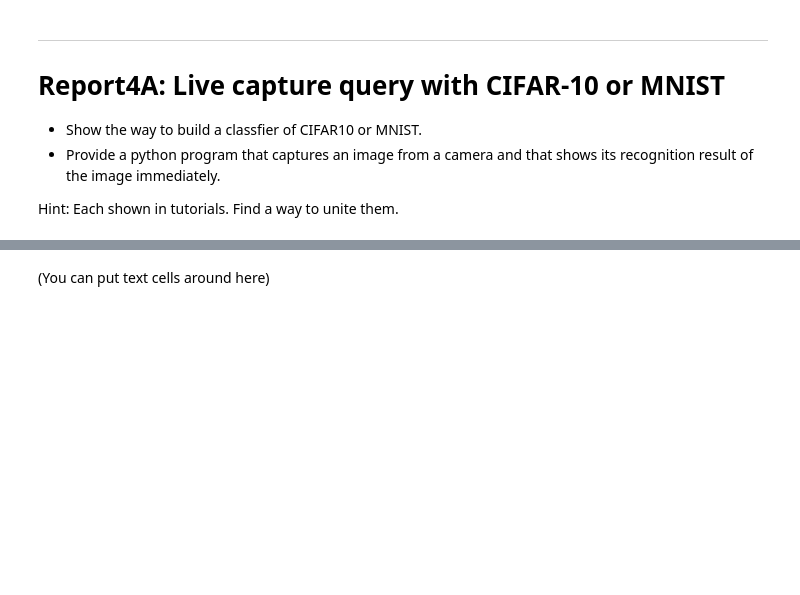
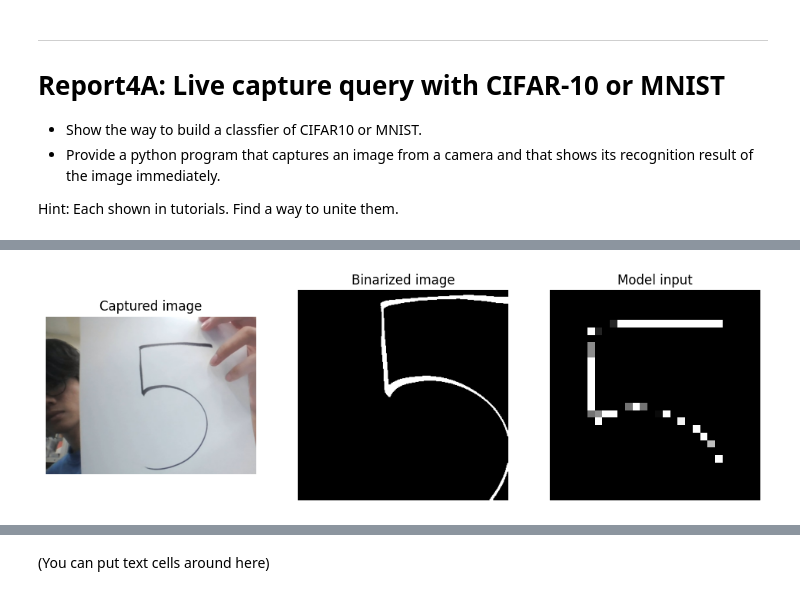
Before and after one commit to ikeita1114-blip/rudesalud-site, a Jupyter notebook: Report/IMISToolA2026_Report4.ipynb, the cells around one changed output, grey strips where cells are left out. Cells and saved outputs as stored; diff of their text form; code cells hidden in the pictures; blank space fills up the shorter version.

```diff
--- a/Report/IMISToolA2026_Report4.ipynb
+++ b/Report/IMISToolA2026_Report4.ipynb
@@ -28,0 +451,86 @@ print ('You can put code cells and text cells around here.')
+# %%
+def capture_and_predict():
+
+    # カメラで撮影
+    filename = take_photo()
+
+    # 前処理
+    original, binary, mnist_image, tensor = (
+        preprocess_camera_image(filename)
+    )
+
+    # 分類
+    model.eval()
+
+    with torch.no_grad():
+
+        outputs = model(
+            tensor.to(device)
+        )
+
+        probabilities = torch.softmax(
+            outputs,
+            dim=1
+        )[0]
+
+    probabilities = (
+        probabilities
+        .cpu()
+        .numpy()
+    )
+
+    predicted_digit = int(
+        np.argmax(probabilities)
+    )
+
+    confidence = float(
+        probabilities[predicted_digit]
+    )
+
+    # 画像を表示
+    plt.figure(figsize=(12, 4))
+
+    plt.subplot(1, 3, 1)
+    plt.imshow(original)
+    plt.title("Captured image")
+    plt.axis("off")
+
+    plt.subplot(1, 3, 2)
+    plt.imshow(binary, cmap="gray")
+    plt.title("Binarized image")
+    plt.axis("off")
+
+    plt.subplot(1, 3, 3)
+    plt.imshow(
+        mnist_image,
+        cmap="gray"
+    )
+    plt.title("Model input")
+    plt.axis("off")
+
+    plt.show()
+
+    # 結果表示
+    print(
+        "認識結果:",
+        predicted_digit
+    )
+
+    print(
+        "確信度:",
+        f"{confidence:.2%}"
+    )
+
+    print("各クラスの確率")
+
+    for digit, probability in enumerate(
+        probabilities
+    ):
+        print(
+            f"{digit}: "
+            f"{probability:.2%}"
+        )
+
+
+capture_and_predict()
+# %% [output]
@@ -28,0 +538 @@ print ('You can put code cells and text cells around here.')
+[figure, added]
```
Also changed, not shown: parts of 10 cells of this notebook.
